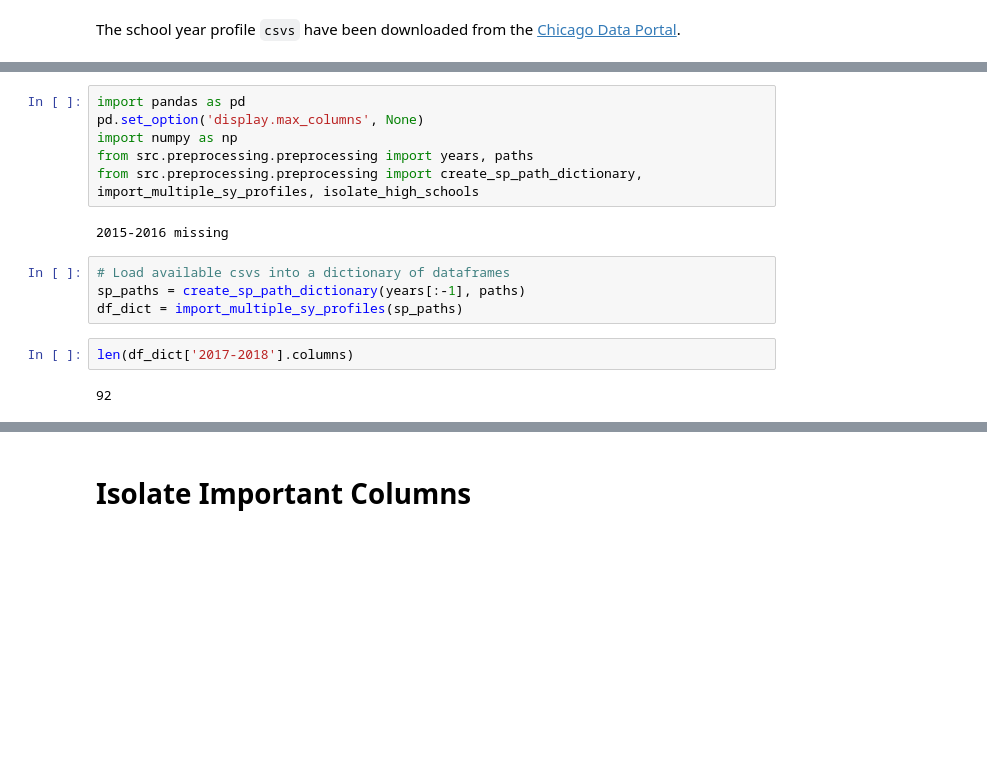
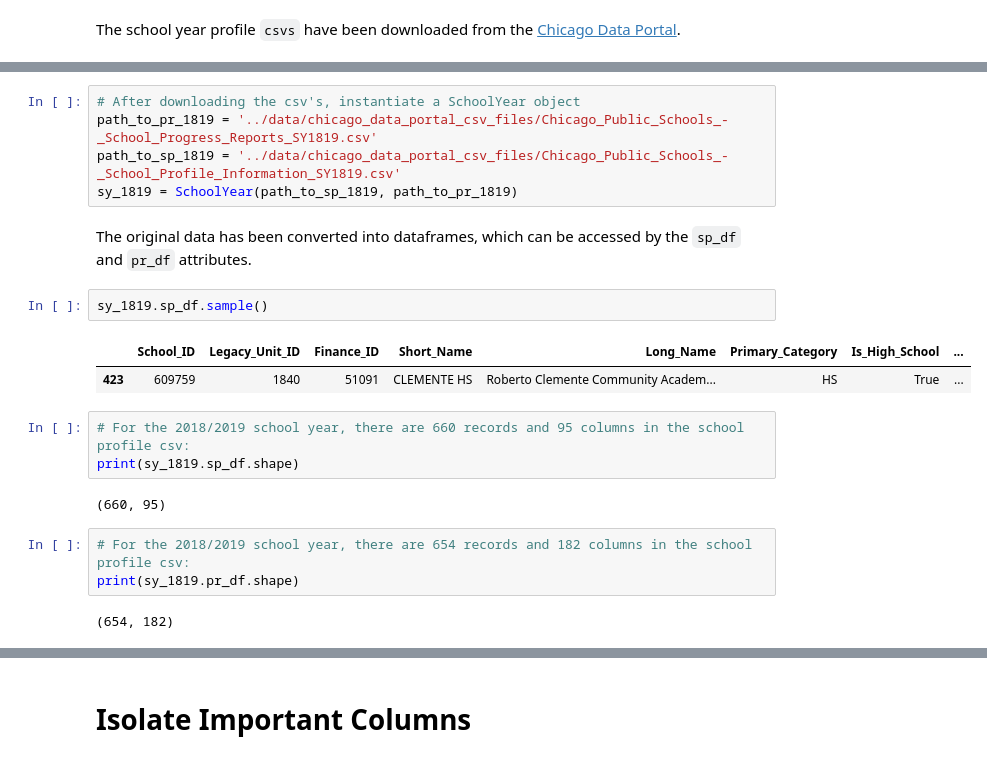
Before and after one commit to j-max/CPS_GradRate_Analysis, a Jupyter notebook: notebooks/preprocessing.ipynb, the cells around one changed output, grey strips where cells are left out. Cells and saved outputs as stored; diff of their text form; blank space fills up the shorter version.

Commit message:
Add beginning of SchoolYear class documentation to preprocessing ipynb

```diff
--- a/notebooks/preprocessing.ipynb
+++ b/notebooks/preprocessing.ipynb
@@ -28,16 +35,22 @@ sys.path.append(root)
-# %%
-import pandas as pd
-pd.set_option('display.max_columns', None)
-import numpy as np
-from src.preprocessing.preprocessing import years, paths
-from src.preprocessing.preprocessing import create_sp_path_dictionary, import_multiple_sy_profiles, isolate_high_schools
-# %% [output]
-2015-2016 missing
-# %%
-# Load available csvs into a dictionary of dataframes
-sp_paths = create_sp_path_dictionary(years[:-1], paths)
-df_dict = import_multiple_sy_profiles(sp_paths)
-# %%
-len(df_dict['2017-2018'].columns)
-# %% [output]
-92
+# %%
+# After downloading the csv's, instantiate a SchoolYear object
+path_to_pr_1819 = '../data/chicago_data_portal_csv_files/Chicago_Public_Schools_-_School_Progress_Reports_SY1819.csv'
+path_to_sp_1819 = '../data/chicago_data_portal_csv_files/Chicago_Public_Schools_-_School_Profile_Information_SY1819.csv'
+sy_1819 = SchoolYear(path_to_sp_1819, path_to_pr_1819)
+# %% [markdown]
+The original data has been converted into dataframes, which can be accessed by the `sp_df` and `pr_df` attributes.
+# %%
+sy_1819.sp_df.sample()
+# %% [output]
+|  | School_ID | Legacy_Unit_ID | Finance_ID | Short_Name | Long_Name | Primary_Category | Is_High_School | ... |
+| 423 | 609759 | 1840 | 51091 | CLEMENTE HS | Roberto Clemente Community Academ... | HS | True | ... |
+# %%
+# For the 2018/2019 school year, there are 660 records and 95 columns in the school profile csv:
+print(sy_1819.sp_df.shape)
+# %% [output]
+(660, 95)
+# %%
+# For the 2018/2019 school year, there are 654 records and 182 columns in the school profile csv:
+print(sy_1819.pr_df.shape)
+# %% [output]
+(654, 182)
```
Also changed, not shown: parts of 8 cells of this notebook, 1 other file.
